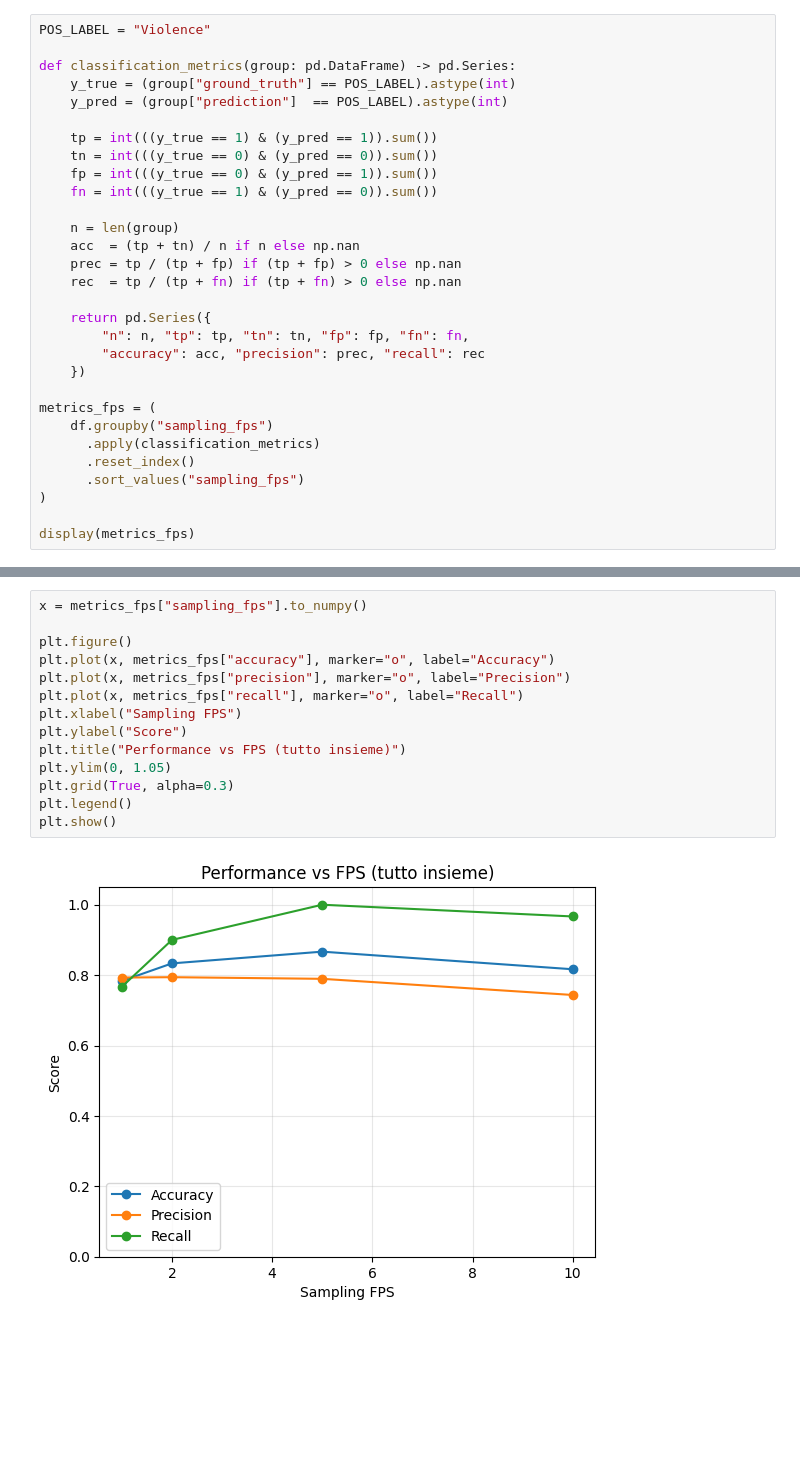
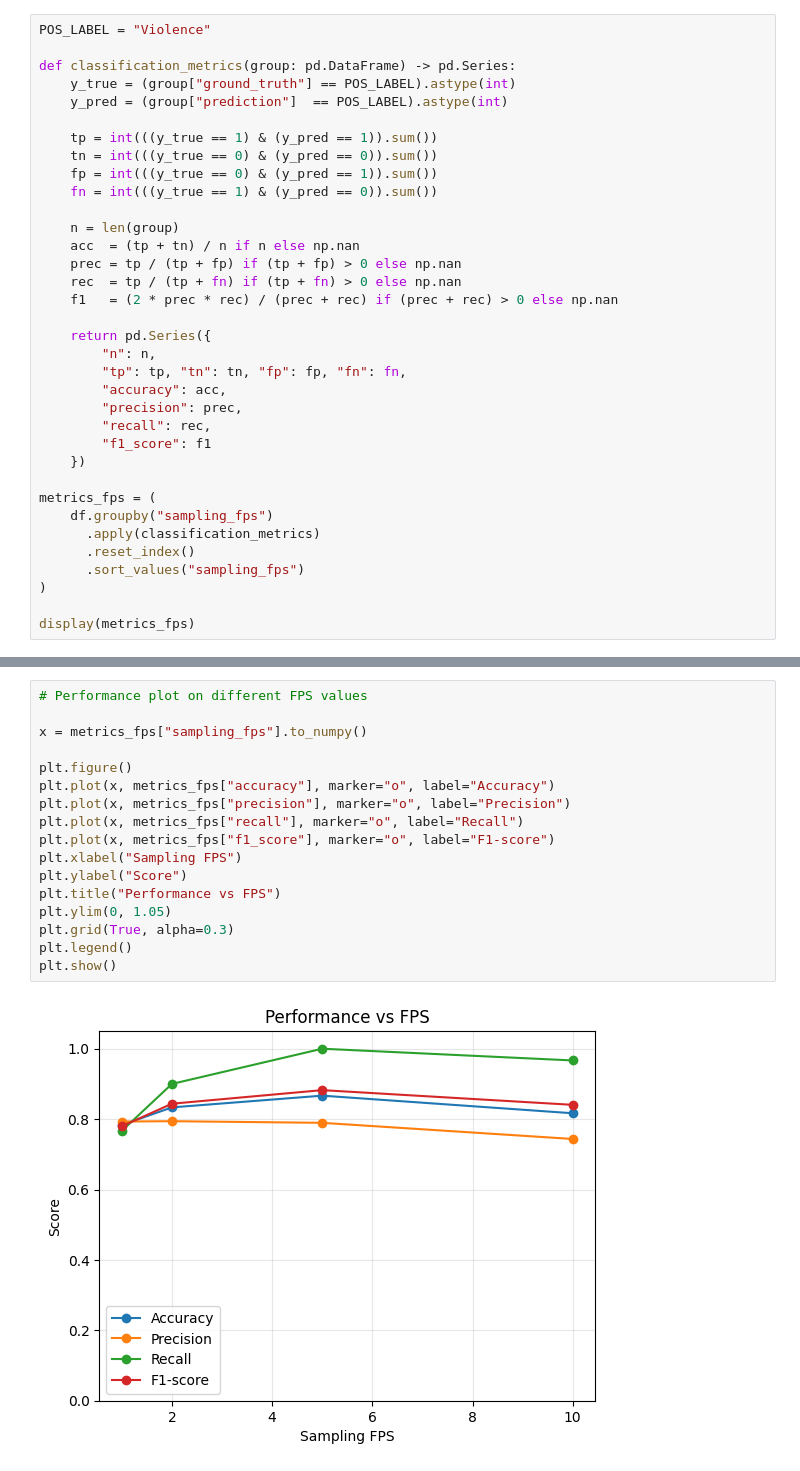
Before and after one commit to AndreaVGN/video-violence-detection, a Jupyter notebook: results.ipynb, the cells around one changed output, grey strips where cells are left out. Drawn from its saved outputs; the diff is of its cells as text; blank space fills up the shorter version.

```diff
--- a/results.ipynb
+++ b/results.ipynb
@@ -68,10 +70,15 @@ def classification_metrics(group: pd.DataFrame) -> pd.Series:
     acc  = (tp + tn) / n if n else np.nan
     prec = tp / (tp + fp) if (tp + fp) > 0 else np.nan
     rec  = tp / (tp + fn) if (tp + fn) > 0 else np.nan
+    f1   = (2 * prec * rec) / (prec + rec) if (prec + rec) > 0 else np.nan
 
     return pd.Series({
-        "n": n, "tp": tp, "tn": tn, "fp": fp, "fn": fn,
-        "accuracy": acc, "precision": prec, "recall": rec
+        "n": n,
+        "tp": tp, "tn": tn, "fp": fp, "fn": fn,
+        "accuracy": acc,
+        "precision": prec,
+        "recall": rec,
+        "f1_score": f1
     })
 
 metrics_fps = (
@@ -91,17 +98,20 @@ display(metrics_fps)
 # %%
+# Performance plot on different FPS values
+
 x = metrics_fps["sampling_fps"].to_numpy()
 
 plt.figure()
 plt.plot(x, metrics_fps["accuracy"], marker="o", label="Accuracy")
 plt.plot(x, metrics_fps["precision"], marker="o", label="Precision")
 plt.plot(x, metrics_fps["recall"], marker="o", label="Recall")
+plt.plot(x, metrics_fps["f1_score"], marker="o", label="F1-score")
 plt.xlabel("Sampling FPS")
 plt.ylabel("Score")
-plt.title("Performance vs FPS (tutto insieme)")
+plt.title("Performance vs FPS")
 plt.ylim(0, 1.05)
 plt.grid(True, alpha=0.3)
 plt.legend()
 plt.show()
 # %% [output]
-[figure, old version]
+[figure, new version]
 # %%
```
Also changed, not shown: parts of 9 cells of this notebook.
